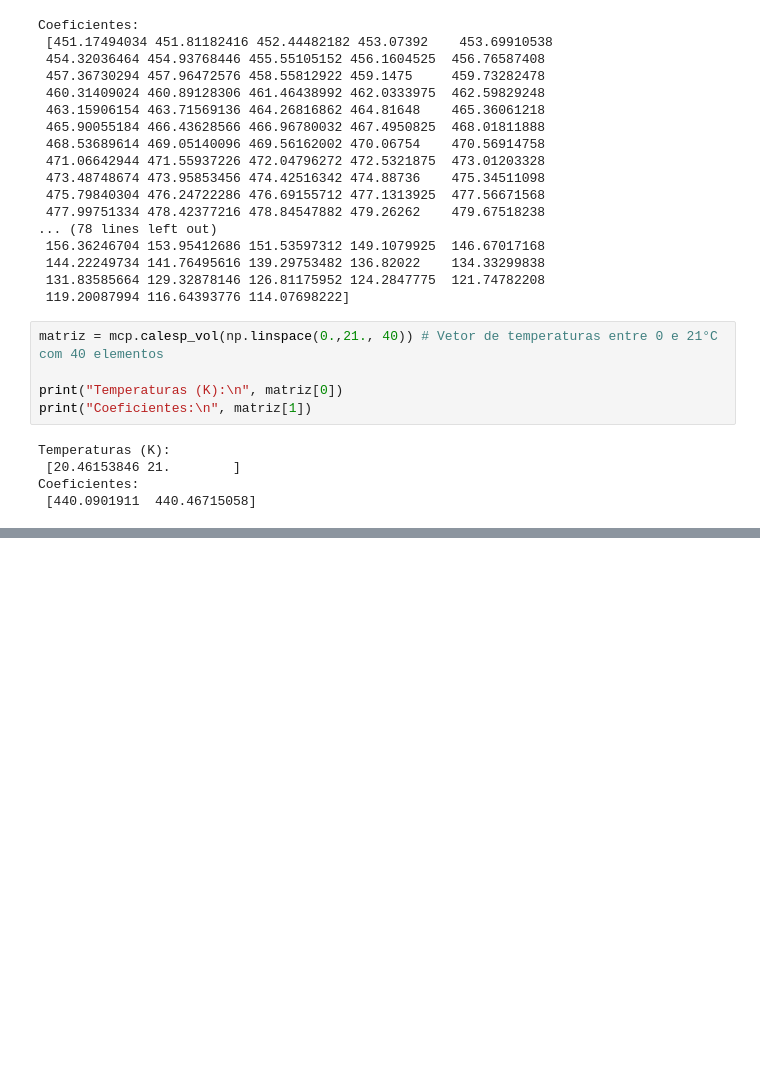
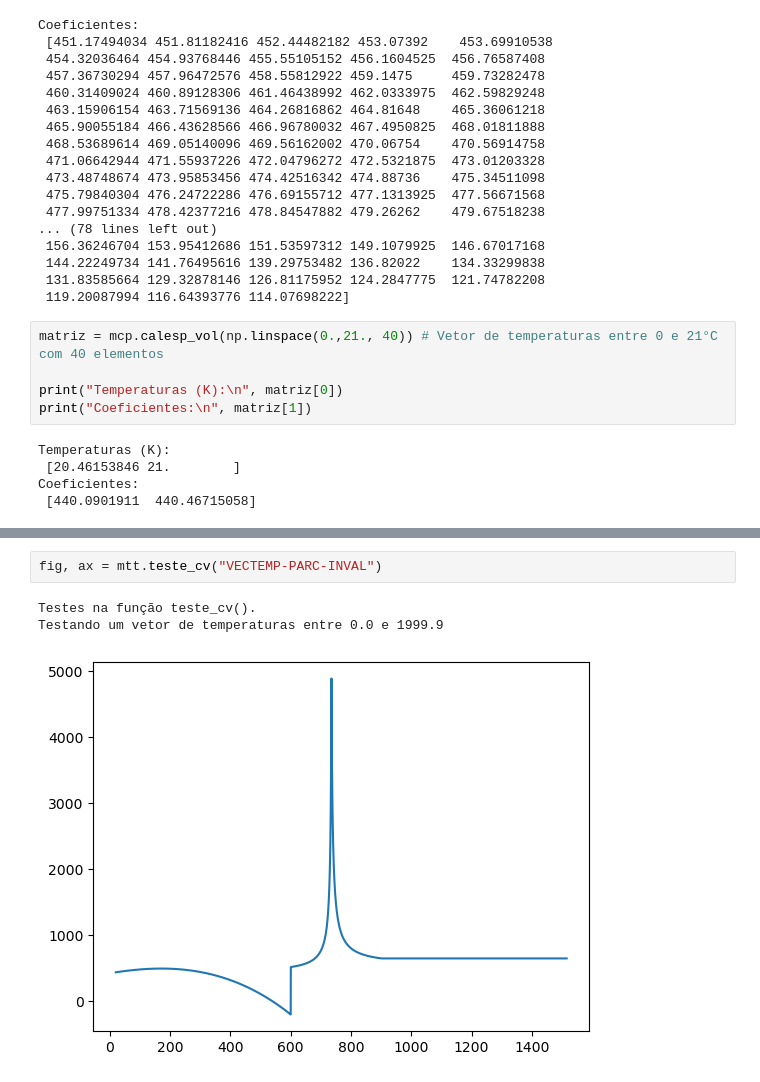
Before and after one commit to ProfLeao/codigosemdesenvolvimento, a Jupyter notebook: EDOMARCELO/coeficientespolinomiais.ipynb, the cells around one changed output, grey strips where cells are left out. Drawn from its saved outputs; the diff is of its cells as text; blank space fills up the shorter version.

```diff
--- a/EDOMARCELO/coeficientespolinomiais.ipynb
+++ b/EDOMARCELO/coeficientespolinomiais.ipynb
@@ -307,0 +310,6 @@ Os objetos retornados `fig` e `ax` são nativos do [Maplotlib](https://matplotli
+# %%
+fig, ax = mtt.teste_cv("VECTEMP-PARC-INVAL")
+# %% [output]
+Testes na função teste_cv().
+Testando um vetor de temperaturas entre 0.0 e 1999.9
+[figure, added]
```
Also changed, not shown: parts of 7 cells of this notebook, 2 other files.
